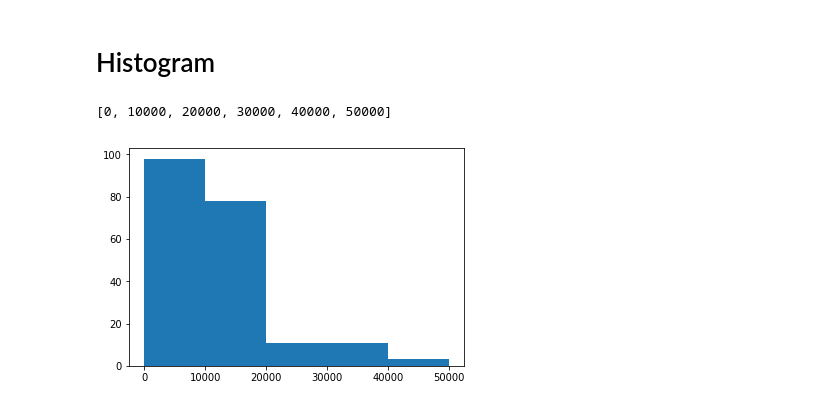
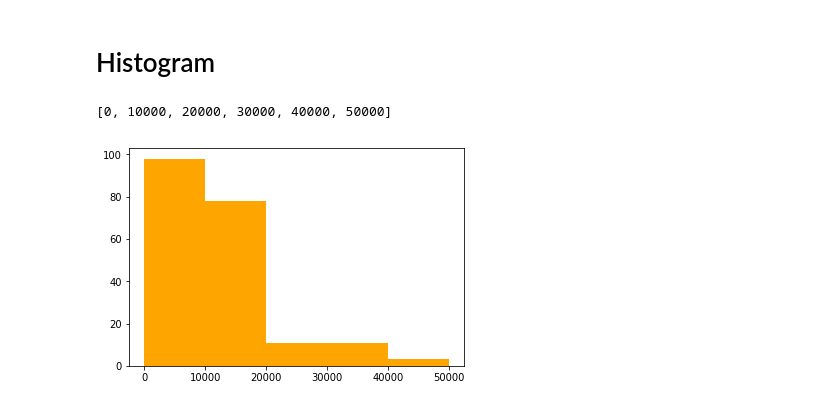
Before and after one commit to bawejakunal/data-viz, a Jupyter notebook: graph.ipynb, the cells around one changed output. Cells and saved outputs as stored; diff of their text form; code cells hidden in the pictures.

Commit message:
update color

```diff
--- a/graph.ipynb
+++ b/graph.ipynb
@@ -256,12 +256,12 @@ prices = [int(price) for price in prices if price != '?'] #convert to integers,
 # %%
 #plot histogram
 price_bins = range(0, 50001, 10000) # 0 to 50000 in 10000 steps
 print price_bins
 
 #hist itself takes counts in each range of bins
-plt.hist(prices, bins=price_bins)
+plt.hist(prices, bins=price_bins, color='orange')
 
 plt.show()
 # %% [output]
 [0, 10000, 20000, 30000, 40000, 50000]
-[figure, old version]
+[figure, new version]
```
